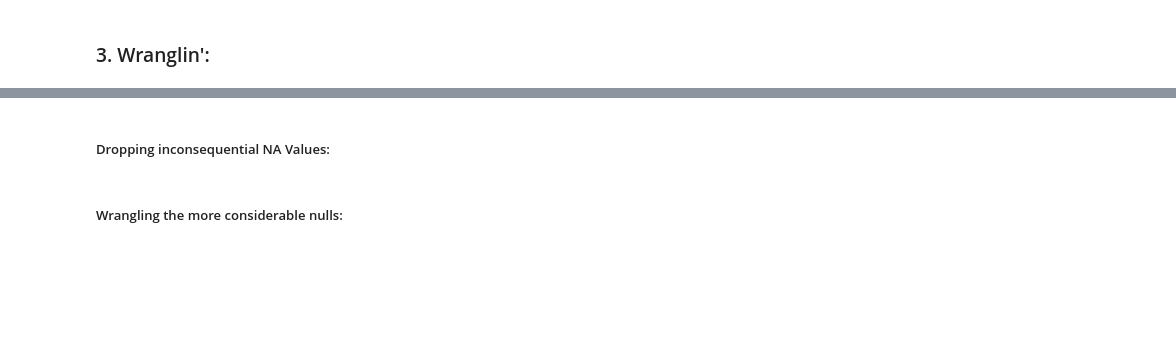
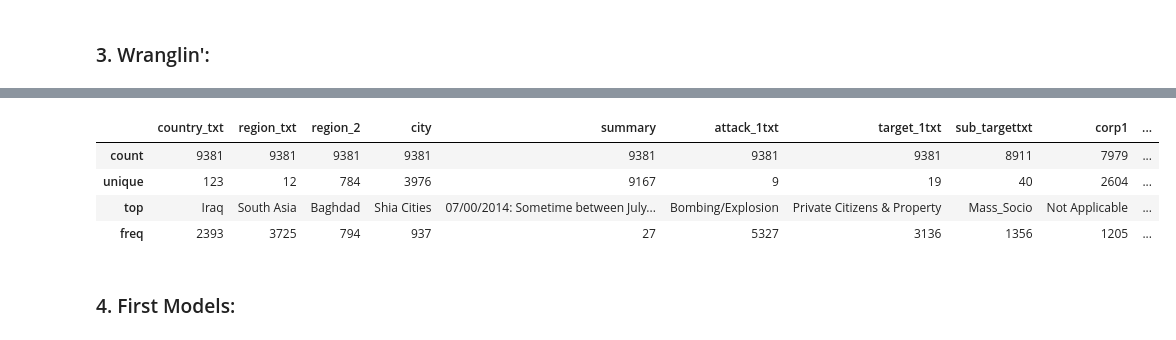
Before and after one commit to Begecky/Thinkful_Materials, a Jupyter notebook: CyberTerrorism.ipynb, the cells around one changed output, grey strips where cells are left out. Drawn from its saved outputs; the diff is of its cells as text; code cells hidden in the pictures; blank space fills up the shorter version.

```diff
--- a/CyberTerrorism.ipynb
+++ b/CyberTerrorism.ipynb
@@ -180,0 +405,9 @@ plt.show()
+# %%
+cyber_data1['sub_target'].replace({'sub_target': {'industrial':1, 'white_collar':2,
+                                       'gov_figure1':14,'gov_figure2':15,
+                                       'police_facilities':22, 'mil_facilities':27,
+                                       'mil_personnel':29, 'pilots_planes':42,
+                                       'gov_diplomatic':45, 'educational': 48,
+                                       'food_water':51, 'media':53, 'religious':69,
+                                       'political':83, 'mass_socio': 65,
+                                       'util_telecom': 88}}, inplace = True)
@@ -180,0 +475,28 @@ plt.show()
+# %%
+# Trying City Names by Religion/or Socio Political Divisions:
+
+cyber_data1['city'].replace(regex = r'''(?isx)(Takrit)|(Mosul)|(Arbil)|(Kirkuk)|
+                                    (Sanand.*)|(Falluj.*)|(Istanb.*)|(Ankar.*)|
+                                    (Damasc.*)''',
+                            value = 'Sunni Cities', inplace = True)
+
+cyber_data1['city'].replace(regex = r'''(?isx)(Samar.*)|(Baghd.*)|(Karba.*)|(Najaf)|
+                                    (Nasir.*)|(Basra)|(Kirmansh.*)|(Malaty.*)|(Tuncel.*)|
+                                    (Kabu.*)|(Kaba.*)(Tehr.*)|(Shiraz.*)''',
+                            value = 'Shia Cities', inplace = True)
+
+cyber_data1['city'].replace(regex = r'''(?isx)(Khadhim.*)|(Alep.*)|(Hama)|(Kandah.*)|
+                                    (Herat)|(Maza.*\s.*)|(Qaz.*)|(Izmir)|(Bursa)''',
+                            value = 'Sunnia/Shia Divided Cities', inplace = True)
+
+cyber_data1['city'].replace(regex = r'''(?isx)(Jeni.*)|(Tulkar.*)|(Tubas)|(Bethlehem)|
+                                    (Salfit)|(Hebron)|(Jericho)''',
+                            value = 'Palestinian Cities', inplace = True)
+
+cyber_data1['city'].replace(regex = r'''(?isx)(Yizh.*)|(Brakh.*)|(Shaked)|(Revava)|
+                                    (Menora)|(Ateret)|(Hermesh)|(Telem)|(Negohot)''',
+                            value = 'Israeli-Palestinian Divided Cities', inplace = True)
+
+cyber_data1['city'].replace(regex = r'''(?isx)(Cordoba)|(Antioqui.*)|(Choc.*)|(Quin.*)|
+                                    (Risar.*)''',
+                            value = 'Colombia-FARC Majority', inplace = True)
@@ -181,6 +524,14 @@ plt.show()
+# %%
+cyber_data1.describe(include = [object])
+# %% [output]
+|  | country_txt | region_txt | region_2 | city | summary | attack_1txt | target_1txt | sub_targettxt | corp1 | ... |
+| count | 9381 | 9381 | 9381 | 9381 | 9381 | 9381 | 9381 | 8911 | 7979 | ... |
+| unique | 123 | 12 | 784 | 3976 | 9167 | 9 | 19 | 40 | 2604 | ... |
+| top | Iraq | South Asia | Baghdad | Shia Cities | 07/00/2014: Sometime between July... | Bombing/Explosion | Private Citizens & Property | Mass_Socio | Not Applicable | ... |
+| freq | 2393 | 3725 | 794 | 937 | 27 | 5327 | 3136 | 1356 | 1205 | ... |
+# %% [markdown]
+### 4. First Models:
 # %%
 from sklearn.ensemble import RandomForestClassifier, RandomForestRegressor
 from sklearn.metrics import mean_squared_error, confusion_matrix
 from sklearn.model_selection import cross_val_score, train_test_split
-# %% [markdown]
-##### Dropping inconsequential NA Values:
@@ -199,2 +537,0 @@ cyber_data1 = pd.DataFrame(cyber_data1.drop(['targeted_corp', 'nperps'], axis =
-# %% [markdown]
-##### Wrangling the more considerable nulls:
```
Also changed, not shown: parts of 51 cells of this notebook.
